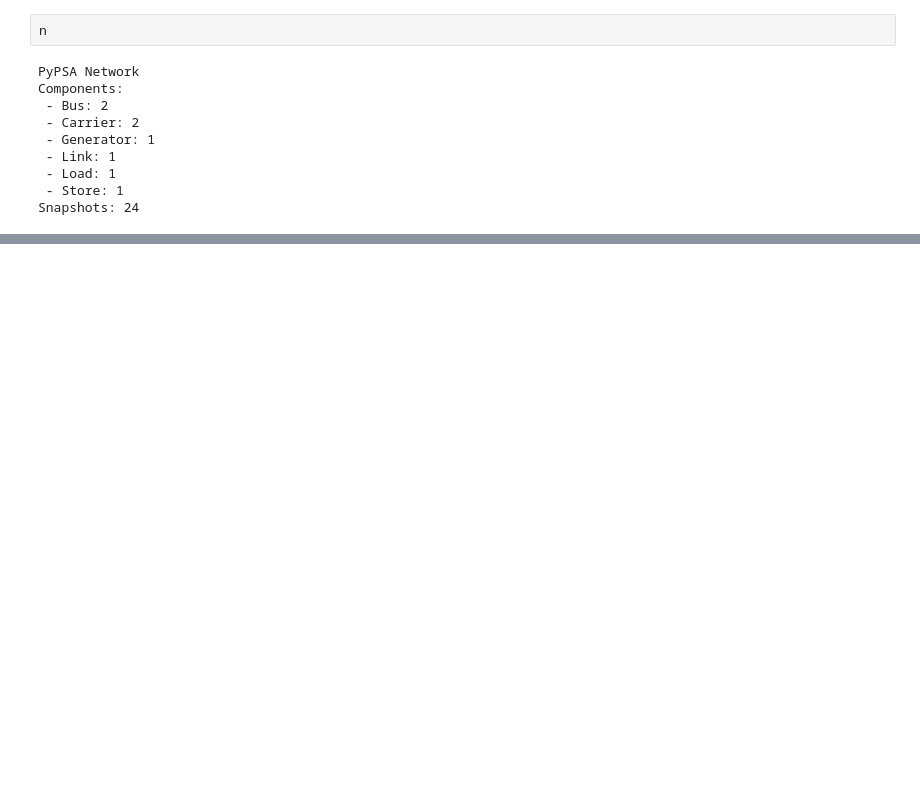
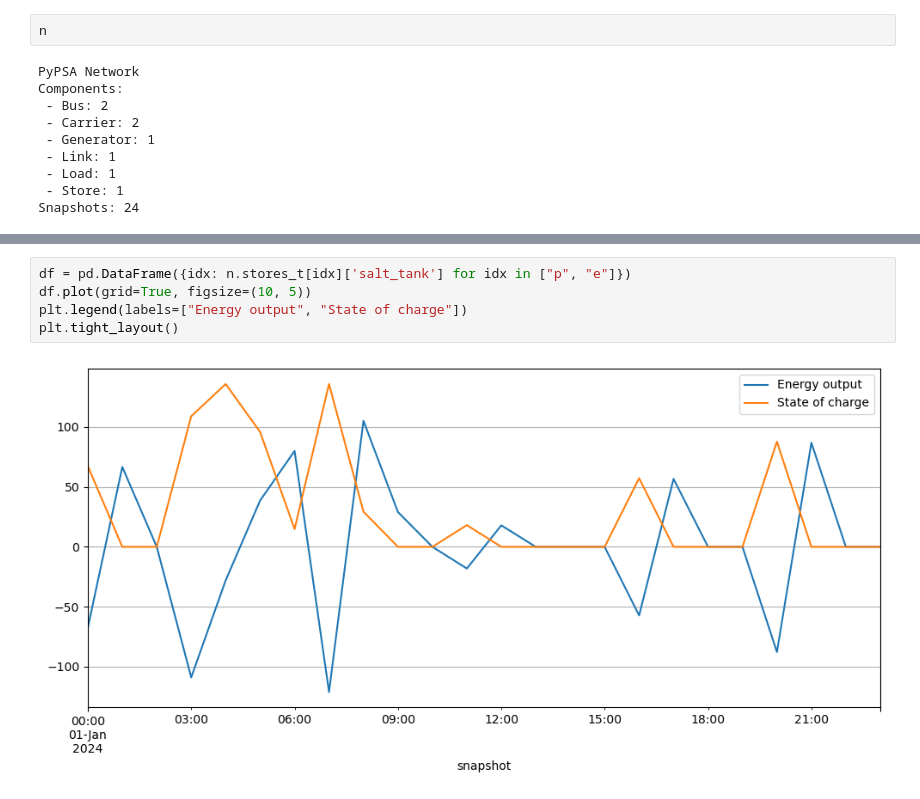
Before and after one commit to GbotemiB/csp-design, a Jupyter notebook: csp.ipynb, the cells around one changed output, grey strips where cells are left out. Cells and saved outputs as stored; diff of their text form; blank space fills up the shorter version.

```diff
--- a/csp.ipynb
+++ b/csp.ipynb
@@ -103,0 +114,7 @@ n.objective
+# %%
+df = pd.DataFrame({idx: n.stores_t[idx]['salt_tank'] for idx in ["p", "e"]})
+df.plot(grid=True, figsize=(10, 5))
+plt.legend(labels=["Energy output", "State of charge"])
+plt.tight_layout()
+# %% [output]
+[figure, added]
```
Also changed, not shown: parts of 8 cells of this notebook.
